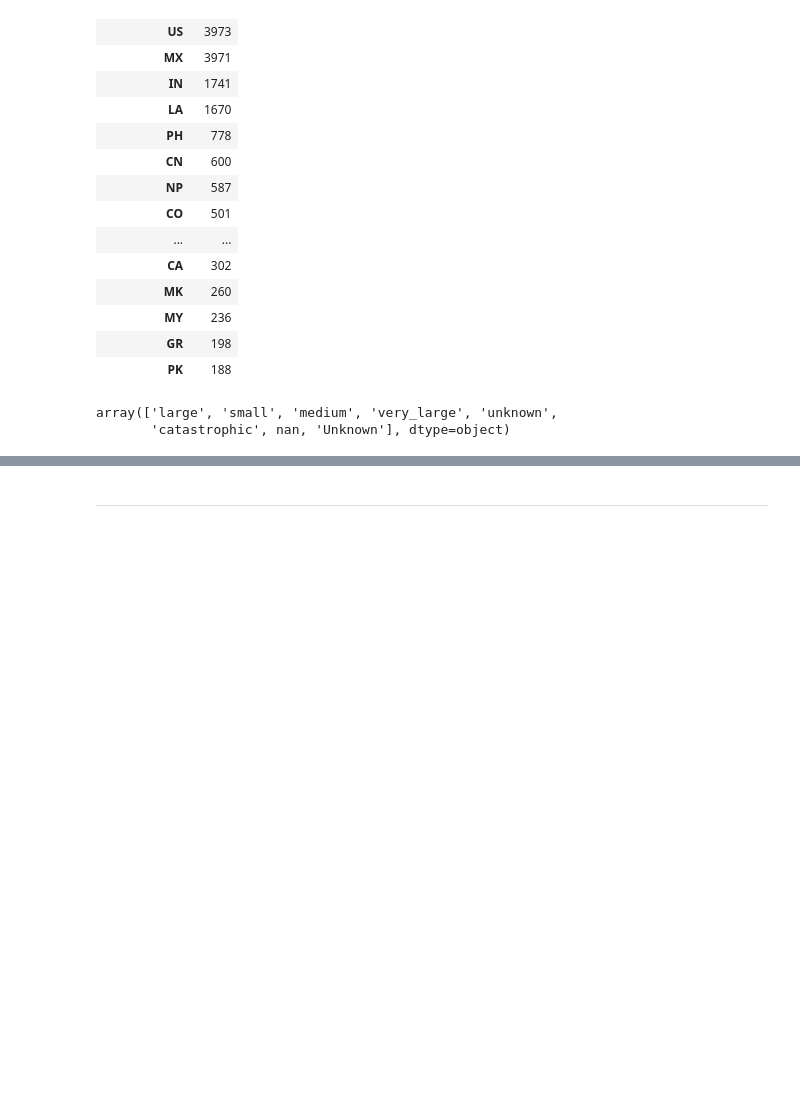
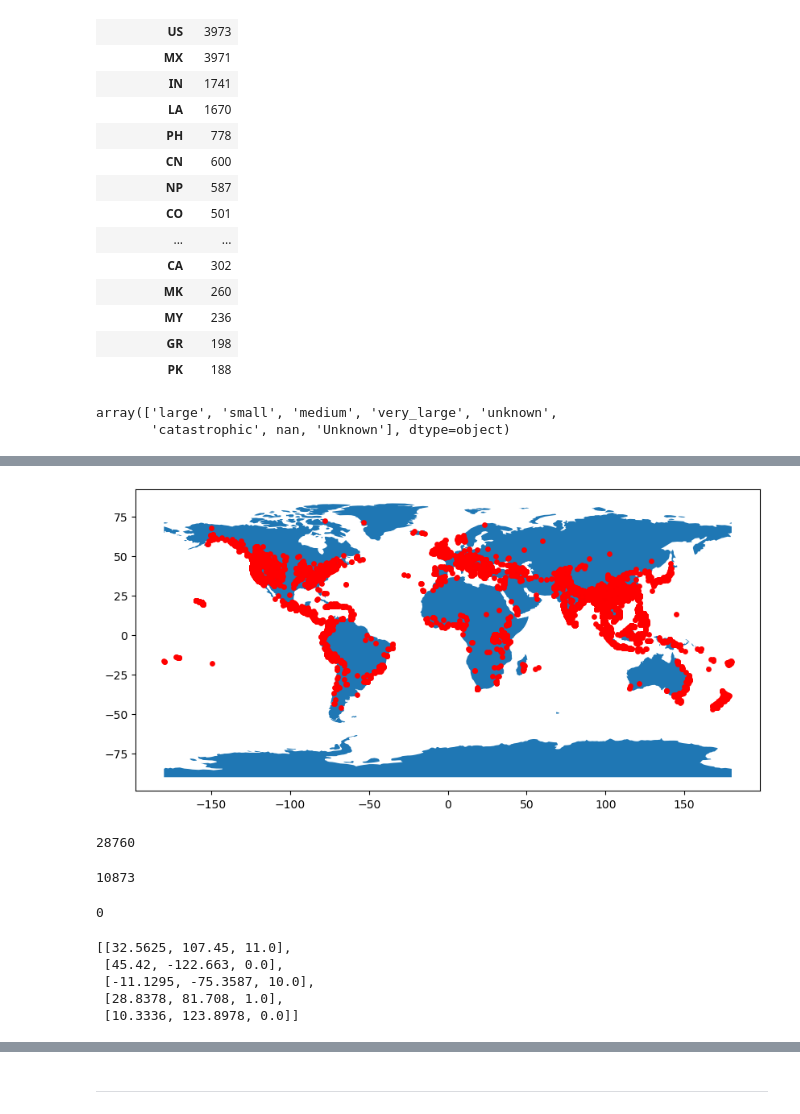
Before and after one commit to eltsvetk/DS6050_Project, a Jupyter notebook: USGS_Landslide.ipynb, the cells around one changed output, grey strips where cells are left out. Saved outputs shown, nothing was run; the diff lists cells and outputs as text; code cells hidden in the pictures; blank space fills up the shorter version.

```diff
--- a/USGS_Landslide.ipynb
+++ b/USGS_Landslide.ipynb
@@ -229,0 +242,24 @@ array(['large', 'small', 'medium', 'very_large', 'unknown',
+# %%
+import pandas as pd
+from shapely.geometry import Point
+import geopandas as gpd
+from geopandas import GeoDataFrame
+import geodatasets
+
+geometry = [Point(xy) for xy in zip(nasa_global_ls_points['longitude'], nasa_global_ls_points['latitude'])]
+gdf = GeoDataFrame(nasa_global_ls_points, geometry=geometry)
+
+#this is a simple map that goes with geopandas
+# deprecated: world = gpd.read_file(gpd.datasets.get_path('naturalearth_lowres'))
+world = gpd.read_file(geodatasets.data.naturalearth.land['url'])
+gdf.plot(ax=world.plot(figsize=(10, 6)), marker='o', color='red', markersize=15);
+# %% [output]
+[figure, added]
+# %%
+nasa_global_ls_points['fatality_count'].isna().sum()
+# %% [output]
+28760
+# %%
+nasa_global_ls_points['fatality_count'].notna().sum()
+# %% [output]
+10873
@@ -229,0 +268,18 @@ array(['large', 'small', 'medium', 'very_large', 'unknown',
+# %%
+fatalities_clean['fatality_count'].isna().sum()
+# %% [output]
+0
+# %%
+fatality_heatmap_data = list(map(list, zip(fatalities_clean['latitude'],
+fatalities_clean['longitude'],
+fatalities_clean['fatality_count']
+)
+)
+)
+fatality_heatmap_data[:5]
+# %% [output]
+[[32.5625, 107.45, 11.0],
+ [45.42, -122.663, 0.0],
+ [-11.1295, -75.3587, 10.0],
+ [28.8378, 81.708, 1.0],
+ [10.3336, 123.8978, 0.0]]
```
Also changed, not shown: parts of 21 cells of this notebook.
